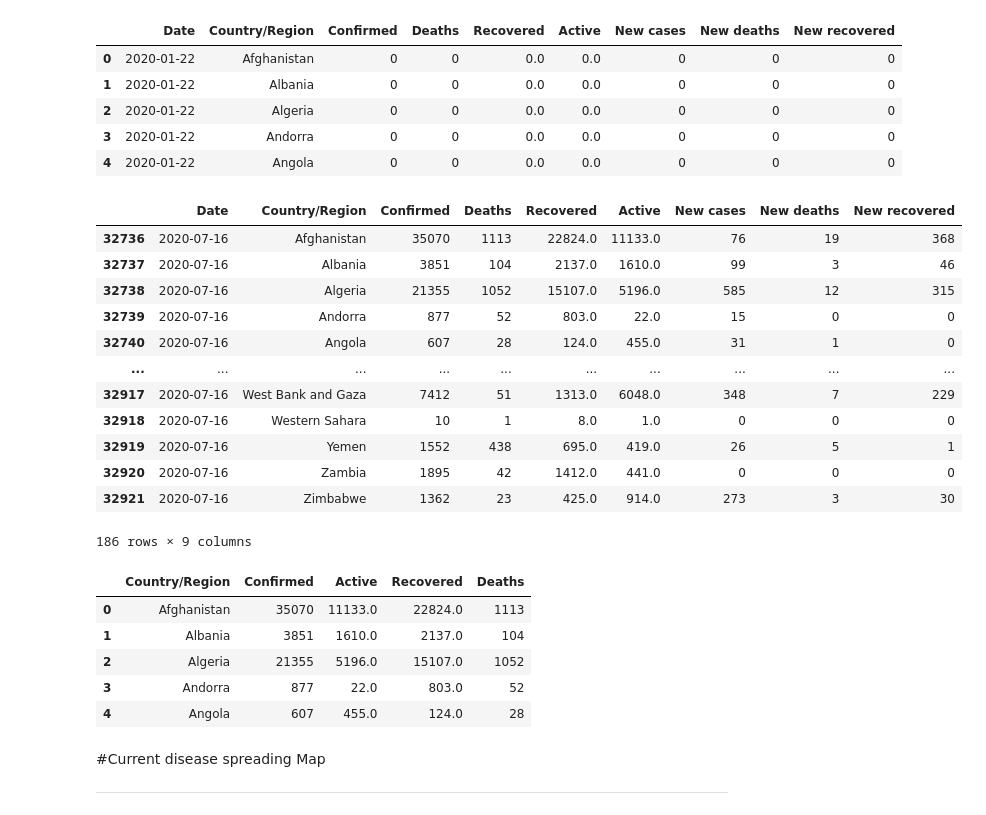
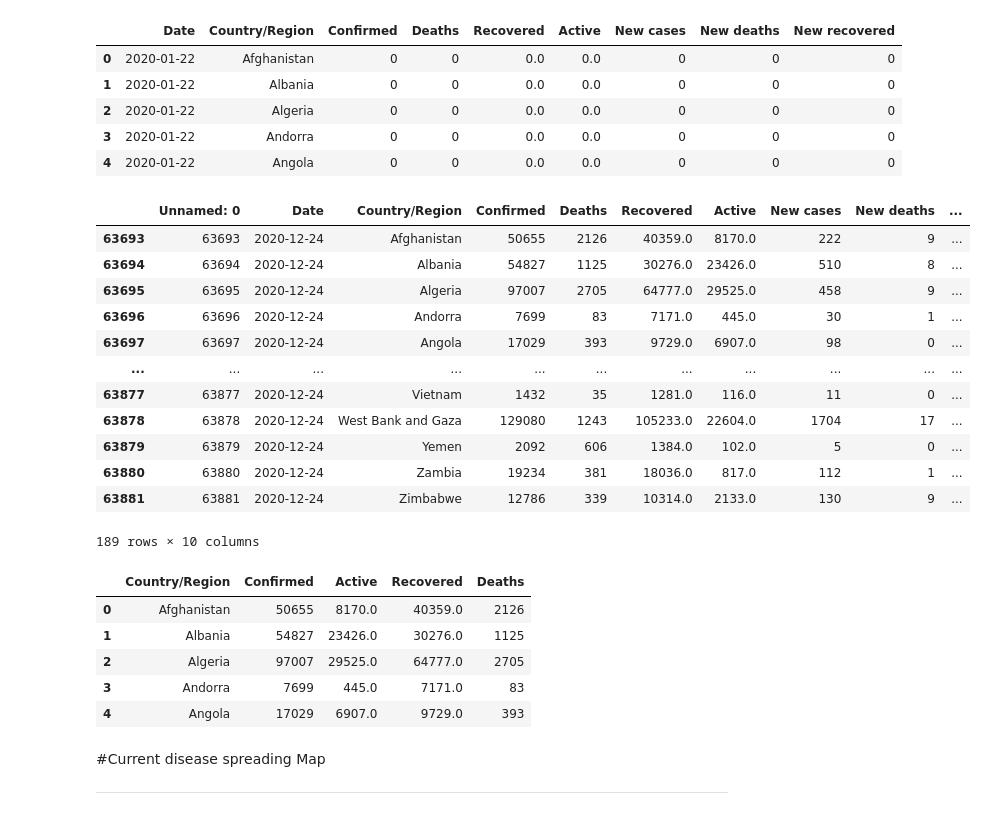
Before and after one commit to bich1970/DailyCovTracking2020, a Jupyter notebook: Copy_of_Covid_19_dataset.ipynb, the cells around one changed output. Drawn from its saved outputs; the diff is of its cells as text; code cells hidden in the pictures.

```diff
--- a/Copy_of_Covid_19_dataset.ipynb
+++ b/Copy_of_Covid_19_dataset.ipynb
@@ -373,32 +373,32 @@ full_grouped.head()
 
 full_grouped.to_csv('COVID-19-time-series-clean-complete.csv')
 # %%
-last_data = full_grouped[full_grouped['Date']=='2020-07-16']
+last_data = full_grouped[full_grouped['Date']=='2020-12-24']
 last_data
 # %% [output]
-|  | Date | Country/Region | Confirmed | Deaths | Recovered | Active | New cases | New deaths | New recovered |
-| 32736 | 2020-07-16 | Afghanistan | 35070 | 1113 | 22824.0 | 11133.0 | 76 | 19 | 368 |
-| 32737 | 2020-07-16 | Albania | 3851 | 104 | 2137.0 | 1610.0 | 99 | 3 | 46 |
-| 32738 | 2020-07-16 | Algeria | 21355 | 1052 | 15107.0 | 5196.0 | 585 | 12 | 315 |
-| 32739 | 2020-07-16 | Andorra | 877 | 52 | 803.0 | 22.0 | 15 | 0 | 0 |
-| 32740 | 2020-07-16 | Angola | 607 | 28 | 124.0 | 455.0 | 31 | 1 | 0 |
-| ... | ... | ... | ... | ... | ... | ... | ... | ... | ... |
-| 32917 | 2020-07-16 | West Bank and Gaza | 7412 | 51 | 1313.0 | 6048.0 | 348 | 7 | 229 |
-| 32918 | 2020-07-16 | Western Sahara | 10 | 1 | 8.0 | 1.0 | 0 | 0 | 0 |
-| 32919 | 2020-07-16 | Yemen | 1552 | 438 | 695.0 | 419.0 | 26 | 5 | 1 |
-| 32920 | 2020-07-16 | Zambia | 1895 | 42 | 1412.0 | 441.0 | 0 | 0 | 0 |
-| 32921 | 2020-07-16 | Zimbabwe | 1362 | 23 | 425.0 | 914.0 | 273 | 3 | 30 |
+|  | Unnamed: 0 | Date | Country/Region | Confirmed | Deaths | Recovered | Active | New cases | New deaths | ... |
+| 63693 | 63693 | 2020-12-24 | Afghanistan | 50655 | 2126 | 40359.0 | 8170.0 | 222 | 9 | ... |
+| 63694 | 63694 | 2020-12-24 | Albania | 54827 | 1125 | 30276.0 | 23426.0 | 510 | 8 | ... |
+| 63695 | 63695 | 2020-12-24 | Algeria | 97007 | 2705 | 64777.0 | 29525.0 | 458 | 9 | ... |
+| 63696 | 63696 | 2020-12-24 | Andorra | 7699 | 83 | 7171.0 | 445.0 | 30 | 1 | ... |
+| 63697 | 63697 | 2020-12-24 | Angola | 17029 | 393 | 9729.0 | 6907.0 | 98 | 0 | ... |
+| ... | ... | ... | ... | ... | ... | ... | ... | ... | ... | ... |
+| 63877 | 63877 | 2020-12-24 | Vietnam | 1432 | 35 | 1281.0 | 116.0 | 11 | 0 | ... |
+| 63878 | 63878 | 2020-12-24 | West Bank and Gaza | 129080 | 1243 | 105233.0 | 22604.0 | 1704 | 17 | ... |
+| 63879 | 63879 | 2020-12-24 | Yemen | 2092 | 606 | 1384.0 | 102.0 | 5 | 0 | ... |
+| 63880 | 63880 | 2020-12-24 | Zambia | 19234 | 381 | 18036.0 | 817.0 | 112 | 1 | ... |
+| 63881 | 63881 | 2020-12-24 | Zimbabwe | 12786 | 339 | 10314.0 | 2133.0 | 130 | 9 | ... |
-186 rows × 9 columns
+189 rows × 10 columns
 # %%
 world = last_data.groupby(['Country/Region'])[['Confirmed','Active','Recovered','Deaths']].sum().reset_index()
 world.head(5)
 # %% [output]
 |  | Country/Region | Confirmed | Active | Recovered | Deaths |
-| 0 | Afghanistan | 35070 | 11133.0 | 22824.0 | 1113 |
-| 1 | Albania | 3851 | 1610.0 | 2137.0 | 104 |
-| 2 | Algeria | 21355 | 5196.0 | 15107.0 | 1052 |
-| 3 | Andorra | 877 | 22.0 | 803.0 | 52 |
-| 4 | Angola | 607 | 455.0 | 124.0 | 28 |
+| 0 | Afghanistan | 50655 | 8170.0 | 40359.0 | 2126 |
+| 1 | Albania | 54827 | 23426.0 | 30276.0 | 1125 |
+| 2 | Algeria | 97007 | 29525.0 | 64777.0 | 2705 |
+| 3 | Andorra | 7699 | 445.0 | 7171.0 | 83 |
+| 4 | Angola | 17029 | 6907.0 | 9729.0 | 393 |
 # %% [markdown]
 #Current disease spreading Map
 
```
Also changed, not shown: parts of 15 cells of this notebook.
